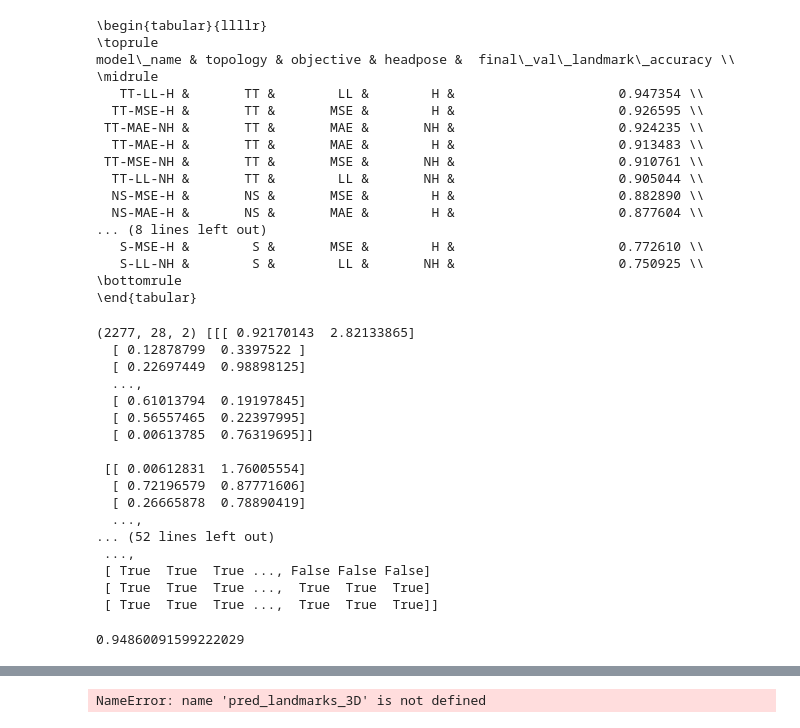
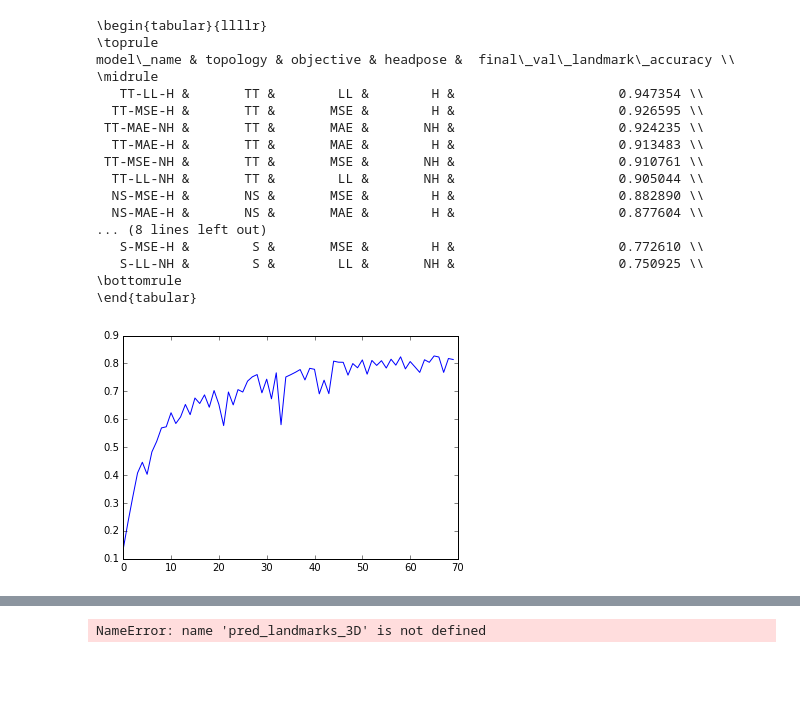
Before and after one commit to danakianfar/landmark_detection, a Jupyter notebook: evaluation.ipynb, the cells around one changed output, grey strips where cells are left out. Saved outputs shown, nothing was run; the diff lists cells and outputs as text; code cells hidden in the pictures; blank space fills up the shorter version.

```diff
--- a/evaluation.ipynb
+++ b/evaluation.ipynb
@@ -96,18 +98,22 @@ def parse_model_desc(full_path):
 # Initialization
 
 # Load data
-with open('all_data.pkl', 'rb') as f:
-    images_train, images_test, ldmks_2d_train, ldmks_2d_test, ldmks_3d_train, ldmks_3d_test, head_pose_train, head_pose_test, look_vec_train, look_vec_test = pickle.load(f)
+with open('all_data_augmented.pkl', 'rb') as f:
+    images_train ,images_test, ldmks_2d_train , ldmks_2d_test , augmented_images_train, \
+    augmented_images_test, augmented_ldmks_2d_train, augmented_ldmks_2d_test, ldmks_3d_train ,\
+    ldmks_3d_test , head_pose_train ,head_pose_test, look_vec_train, look_vec_test = pickle.load(f)
 
 # Params
 num_samples = images_test.shape[0]
 
 # Feed-forward params
 test_inputs = {'input_img': images_test, 'head_pose': head_pose_test}
+augmented_test_inputs = {'input_img': augmented_images_test, 'head_pose': head_pose_test}
 custom_objects={'p_norm_loss': p_norm_loss, 'landmark_accuracy' : landmark_accuracy, 'landmark_loss': landmark_loss}
 
 # Reshape for original dimensions for plotting
 ldmks_2d_test = np.reshape(ldmks_2d_test, (num_samples, 28, 2))
+augmented_ldmks_2d_test = np.reshape(augmented_ldmks_2d_test, (num_samples, 28, 2))
 ldmks_3d_test = np.reshape(ldmks_3d_test, (num_samples, 28, 3))
 head_pose_test_raw = np.reshape(head_pose_test, (num_samples, 3,3))
 # %%
@@ -232,23 +234,15 @@ model, preds = load_model_and_predict(
-# %%
-landmark_accuracy_n(ldmks_2d_test, preds, 5)
-# %% [output]
-(2277, 28, 2) [[[ 0.92170143  2.82133865]
-  [ 0.12878799  0.3397522 ]
-  [ 0.22697449  0.98898125]
-  ...,
-  [ 0.61013794  0.19197845]
-  [ 0.56557465  0.22397995]
-  [ 0.00613785  0.76319695]]
-
- [[ 0.00612831  1.76005554]
-  [ 0.72196579  0.87771606]
-  [ 0.26665878  0.78890419]
-  ...,
-... (52 lines left out)
- ...,
- [ True  True  True ..., False False False]
- [ True  True  True ...,  True  True  True]
- [ True  True  True ...,  True  True  True]]
-0.94860091599222029
+# %%
+model_path = 'models/AugmentedHeadFalse-double_tower-2D-mean_squared_error-[5.1912007235517406, 0.81428417525482011].h5'
+
+with open(model_path.replace('h5', 'history'), 'rb') as f:
+    hist = pickle.load(f)
+
+model, preds = load_model_and_predict(model_path,
+    augmented_test_inputs, custom_objects, num_samples, output_dims=2)
+# %%
+plt.plot(hist['val_landmark_accuracy'])
+plt.show()
+# %% [output]
+[figure, added]
 # %%
 i = np.random.choice(num_samples)
```
Also changed, not shown: parts of 3 cells of this notebook, 1 other file.
